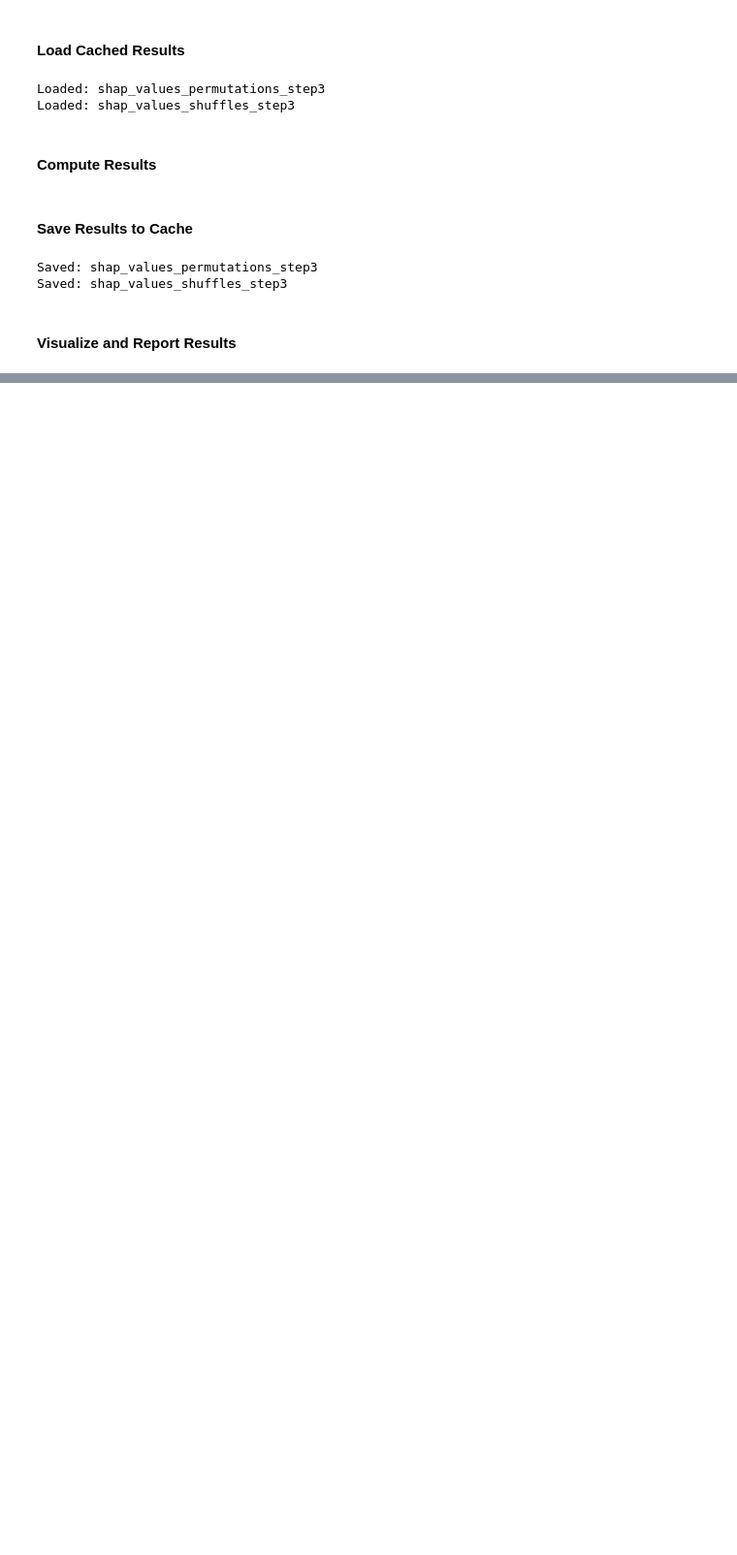
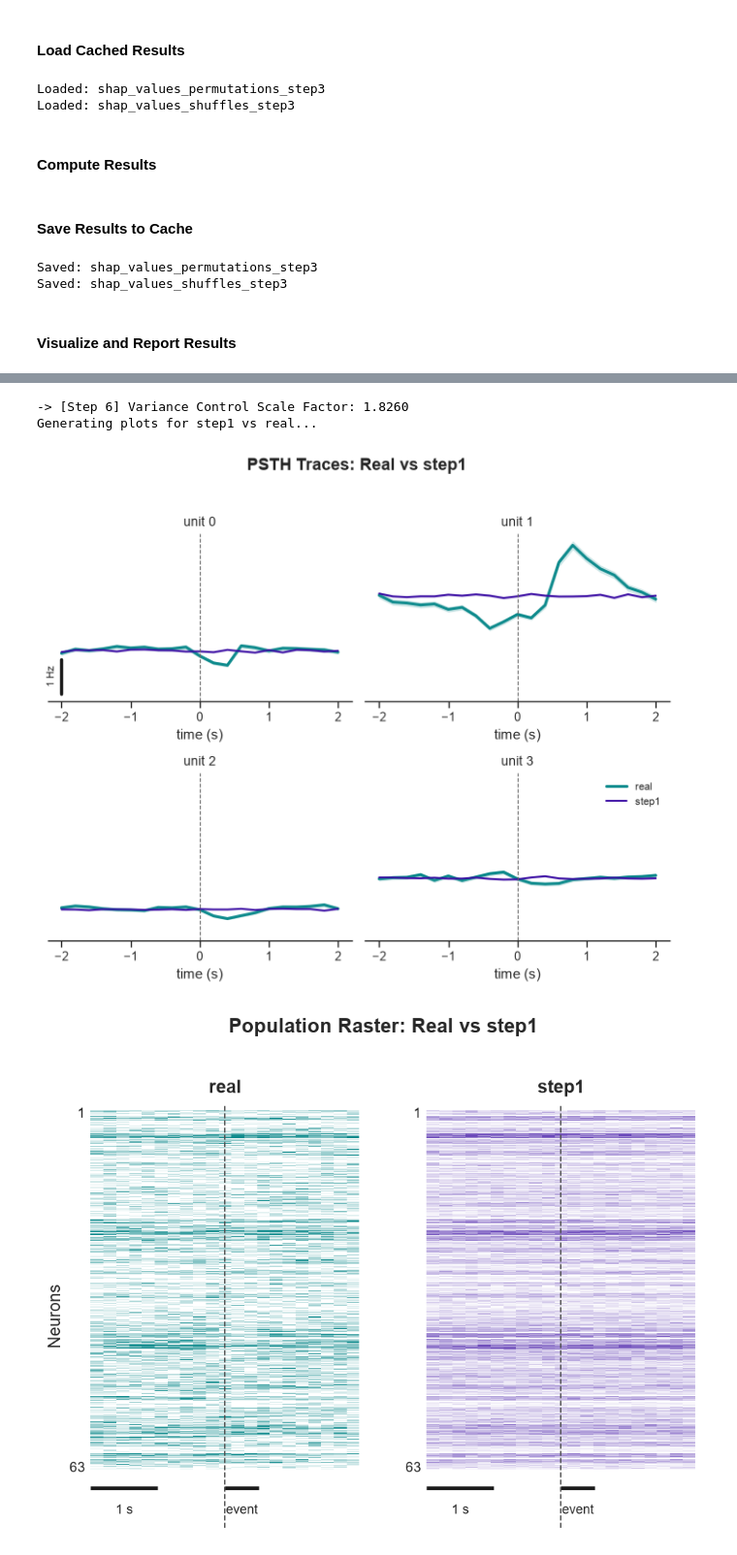
Before and after one commit to MohammadMahdi-Sharifbeigy/cov-mean-model, a Jupyter notebook: mean-cov-model-expanded.ipynb, the cells around one changed output, grey strips where cells are left out. Shown at 97% size. Saved outputs shown, nothing was run; the diff lists cells and outputs as text; code cells hidden in the pictures; blank space fills up the shorter version.

```diff
--- a/mean-cov-model-expanded.ipynb
+++ b/mean-cov-model-expanded.ipynb
@@ -3602,0 +3610,74 @@ for i, (var_name, var_idx, glm_idx) in enumerate(zip(variable_names_step3, shap_
+# %%
+import importlib
+import os
+import src.plot_functions
+importlib.reload(src.plot_functions)
+from src.plot_functions import plot_psth_traces, plot_population_raster, plot_correlation_matrices
+
+# Collect data for each step
+prep['bin_centers'] = bin_times
+
+conditions_vis = {
+    'real': (prep['counts'] * prep['spike_scale'])
+}
+
+try: conditions_vis['step1'] = generate_step1(prep, seed=SEED)
+except Exception as e: print("step1 skip:", e)
+
+try: conditions_vis['step2'] = generate_step2_poisson_binwise(prep, seed=SEED)
+except Exception as e: print("step2 skip:", e)
+
+try: conditions_vis['step3'] = generate_step3_glm_poisson(prep, betas_step3, seed=SEED, X_dense=X_dense_step3, X_sparse=X_sparse_step3)
+except Exception as e: print("step3 skip:", e)
+
+try: conditions_vis['step4'] = generate_step4_random_latent_bias(prep, lambda_hat_step4, seed=SEED)
+except Exception as e: print("step4 skip:", e)
+
+try: conditions_vis['step5'] = generate_step5_shared_noise(prep, lambda_hat_step3, cov_type='global',seed=SEED, return_noise=True)[0]
+except Exception as e: print("step5 skip:", e)
+
+try: conditions_vis['step6'] = generate_step6_data(prep, empirical_covs, residuals_real, lambda_hat_step3, seed=SEED, return_noise=True)[0]
+except Exception as e: print("step6 skip:", e)
+
+try: conditions_vis['step7'] = generate_step7_kronecker_poisson(lambda_hat=lambda_hat_step3, per_neuron_cov=per_neuron_cov, per_bin_cov=per_bin_cov, ridge=1e-6, seed=SEED, spike_scale=spike_scale, return_noise=True)[0]
+except Exception as e: print("step7 skip:", e)
+
+# Plot for each step individually vs real
+for step_name in conditions_vis.keys():
+    if step_name == 'real':
+        continue
+
+    print(f"Generating plots for {step_name} vs real...")
+    sub_conditions = {
+        'real': conditions_vis['real'],
+        step_name: conditions_vis[step_name]
+    }
+
+    # Create directory for the step
+    save_dir = f"./plot/synthetic/{step_name}"
+    os.makedirs(save_dir, exist_ok=True)
+
+    # Plot PSTH Traces
+    plot_psth_traces(
+        sub_conditions, prep,
+        title=f"PSTH Traces: Real vs {step_name}",
+        save_path=f"{save_dir}/psth_traces.png"
+    )
+
+    # Plot Population Raster
+    plot_population_raster(
+        sub_conditions, prep,
+        title=f"Population Raster: Real vs {step_name}",
+        save_path=f"{save_dir}/population_raster.png"
+    )
+
+    # Plot Correlation Matrices
+    plot_correlation_matrices(
+        sub_conditions, prep,
+        save_path=f"{save_dir}/correlation_matrices.png"
+    )
+# %% [output]
+-> [Step 6] Variance Control Scale Factor: 1.8260
+Generating plots for step1 vs real...
+[figure, added]
+[figure, added]
```
Also changed, not shown: parts of 3 cells of this notebook, 22 other files.
